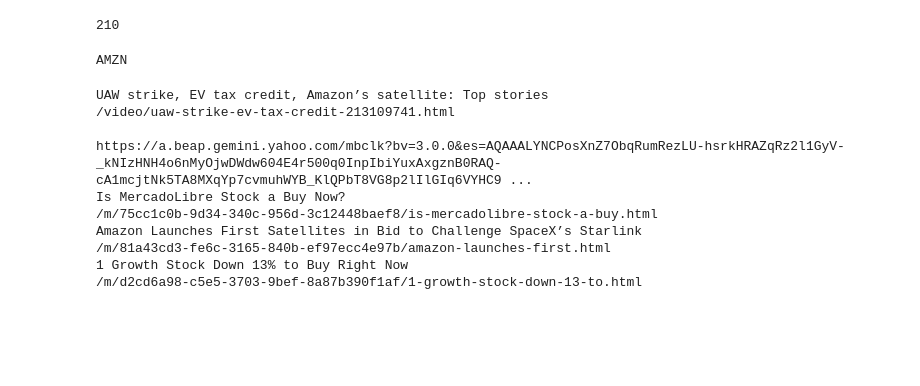
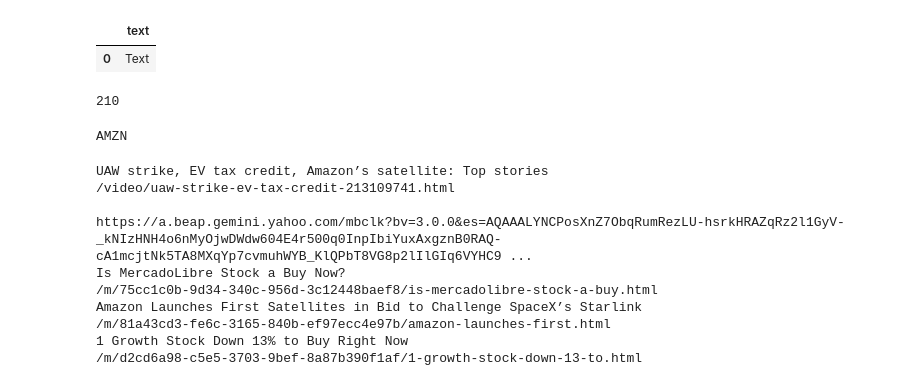
Before and after one commit to FawziElZein/usa_recession_analysis, a Jupyter notebook: stock_market_sentiment_analysis copy 2.ipynb, the cells around one changed output. Cells and saved outputs as stored; diff of their text form; code cells hidden in the pictures; blank space fills up the shorter version.

```diff
--- a/stock_market_sentiment_analysis copy 2.ipynb
+++ b/stock_market_sentiment_analysis copy 2.ipynb
@@ -101,3 +54,13 @@ prev_height
+# %%
+import pandas as pd
+df = pd.DataFrame()
+
+df['text'] = ['Text']
+# %%
+df
+# %% [output]
+|  | text |
+| 0 | Text |
 # %%
 len(news_tables['AMZN'].findAll('li',class_='js-stream-content Pos(r)'))
 # %% [output]
```
Also changed, not shown: parts of 2 cells of this notebook, 28 other files.
